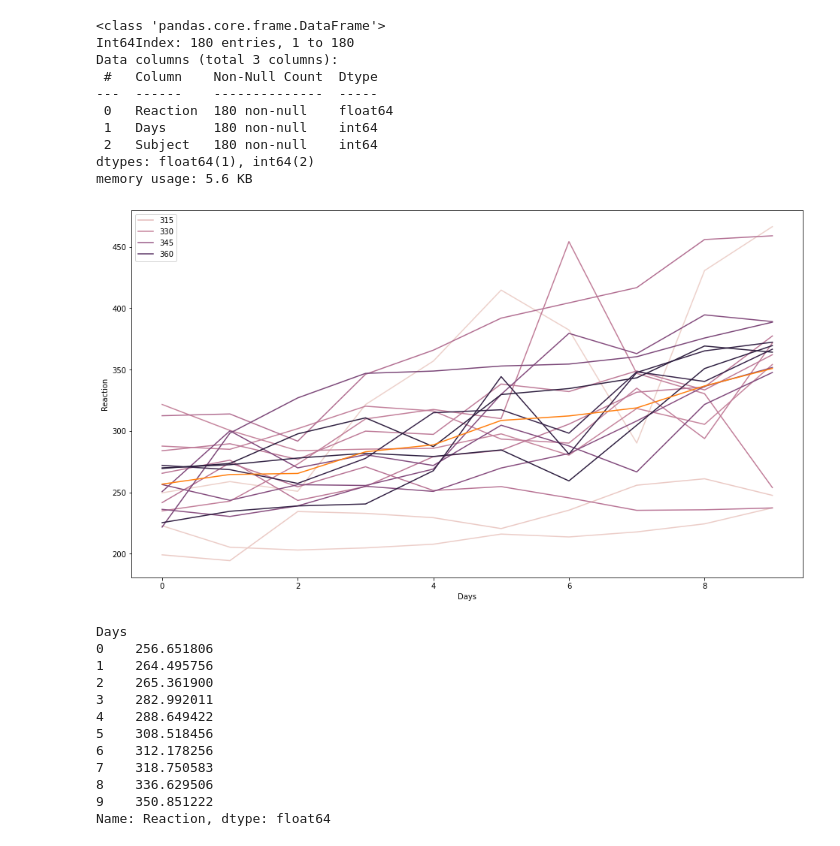
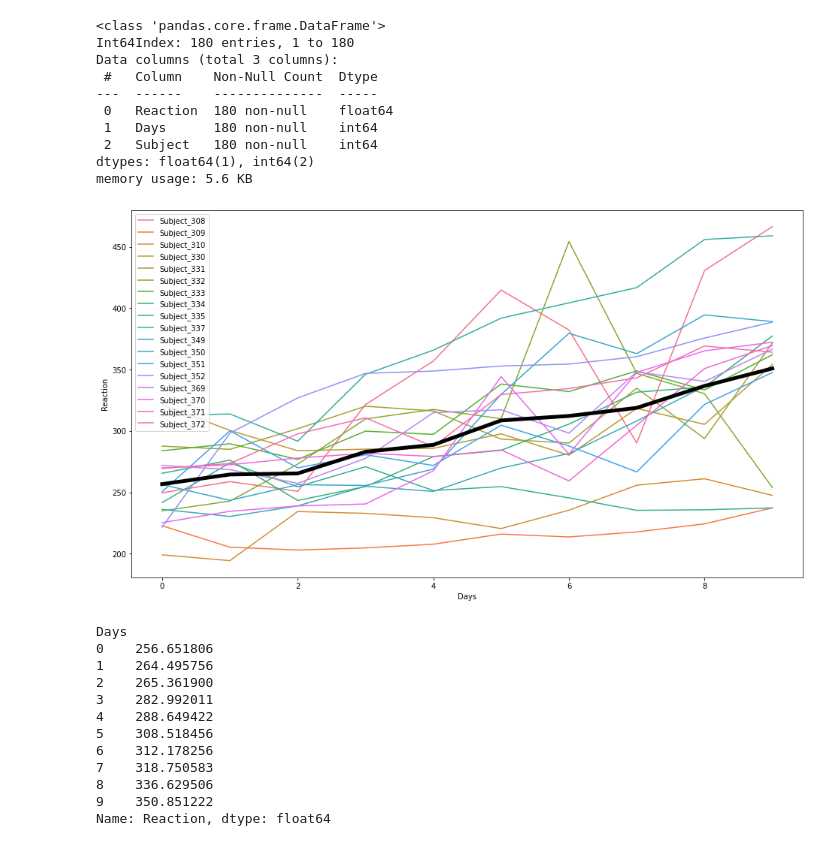
Before and after one commit to johngrinstead/numpy-pandas-visualization-exercises, a Jupyter notebook: seaborn_exercises.ipynb, the cells around one changed output. Saved outputs shown, nothing was run; the diff lists cells and outputs as text; code cells hidden in the pictures.

```diff
--- a/seaborn_exercises.ipynb
+++ b/seaborn_exercises.ipynb
@@ -441,3 +461,9 @@ the average reaction time on a series of tests given each day to each subject.
            ylab = "Average reaction time (ms)", aspect = "xy")
     (fm1 <- lmer(Reaction ~ Days + (Days|Subject), sleepstudy))
     (fm2 <- lmer(Reaction ~ Days + (1|Subject) + (0+Days|Subject), sleepstudy))
+# %%
+
+sleepstudy = data('sleepstudy')
+sleepstudy['Subject'] = 'Subject_' + sleepstudy.Subject.astype(str)
+
+sleepstudy.head(10)
@@ -459,15 +497,15 @@ sleepstudy.groupby('subject').
 # %%
 plt.figure(figsize =(16,9))
 
 sns.lineplot(data= sleepstudy, x='Days', y='Reaction', hue='Subject')
 
-sns.lineplot(data= avg_reaction)
+sns.lineplot(data= avg_reaction, linewidth = 5 , color = 'black', estimator = 'mean')
 
 plt.legend()
 
 plt.show()
 # %% [output]
-[figure, old version]
+[figure, new version]
 # %%
 avg_reaction = sleepstudy.groupby('Days').Reaction.mean()
 
```
Also changed, not shown: parts of 6 cells of this notebook.
